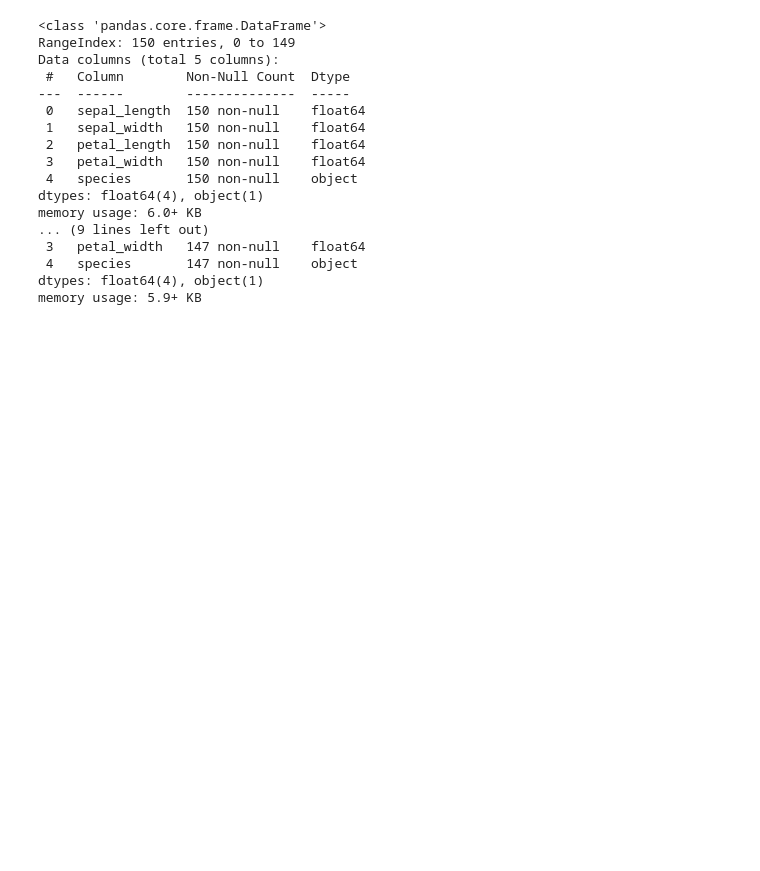
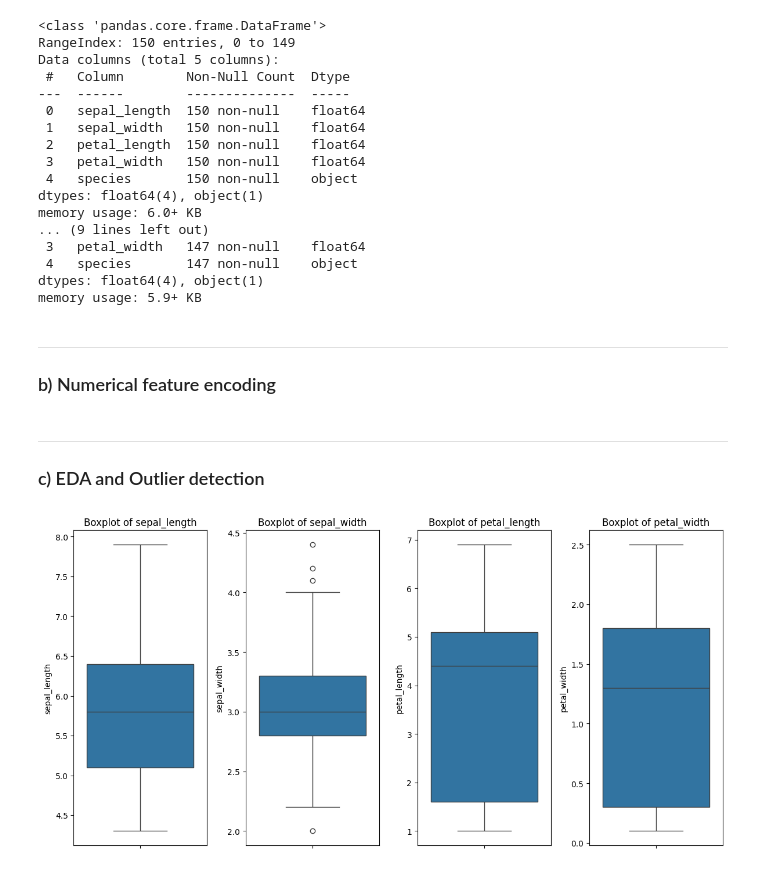
Before and after one commit to jutinwang/A3---CSI4142---GR48, a Jupyter notebook: G48-A3-p2.ipynb, the cells around one changed output. Drawn from its saved outputs; the diff is of its cells as text; code cells hidden in the pictures; blank space fills up the shorter version.

Commit message:
outlier detection created

```diff
--- a/G48-A3-p2.ipynb
+++ b/G48-A3-p2.ipynb
@@ -210,3 +207,6 @@ memory usage: 6.0+ KB
  4   species       147 non-null    object
 dtypes: float64(4), object(1)
 memory usage: 5.9+ KB
+# %% [markdown]
+---
+### b) Numerical feature encoding
@@ -212,0 +231,19 @@ memory usage: 5.9+ KB
+# %% [markdown]
+---
+### c) EDA and Outlier detection
+# %%
+# Visualizing numerical features using boxplots to detect potential outliers
+numerical_columns = ["sepal_length", "sepal_width", "petal_length", "petal_width"]
+plt.figure(figsize=(12, 6))
+
+# Creating boxplots for each numerical feature we have
+for x, col in enumerate(numerical_columns, 1):
+    plt.subplot(1, 4, x)
+    sns.boxplot(y=irisSetNew[col])
+    plt.title(f"Boxplot of {col}")
+
+# Proceeding to display the boxplots
+plt.tight_layout()
+plt.show()
+# %% [output]
+[figure, added]
```
Also changed, not shown: parts of 5 cells of this notebook.
